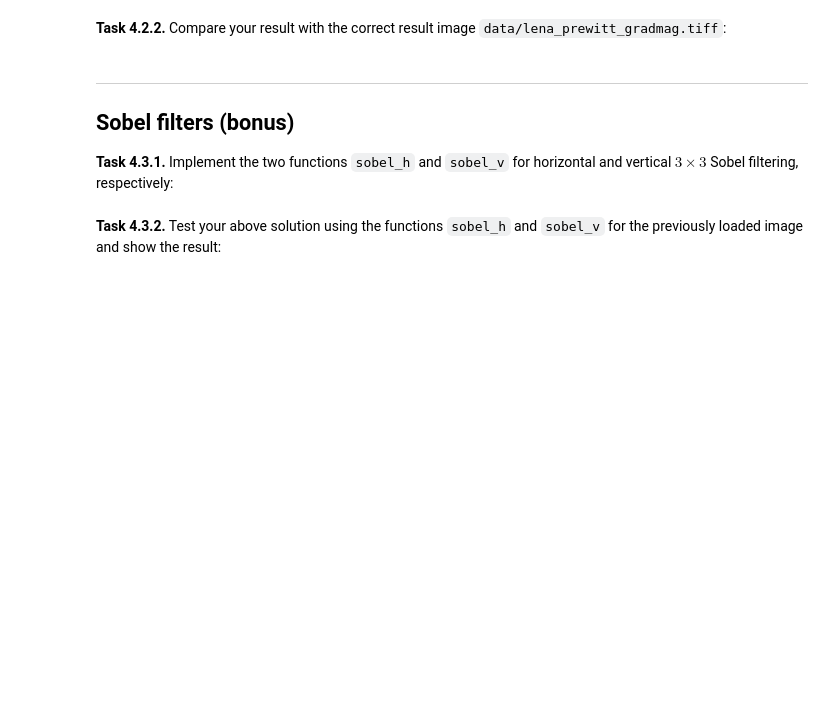
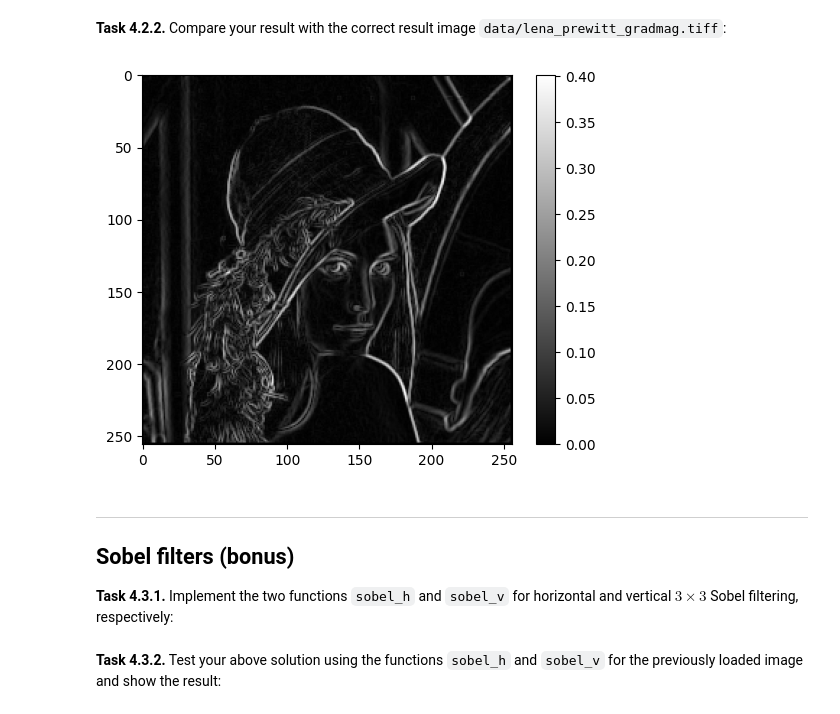
Before and after one commit to leventetn/mobi-fs3-python, a Jupyter notebook: task4.ipynb, the cells around one changed output. Cells and saved outputs as stored; diff of their text form; code cells hidden in the pictures; blank space fills up the shorter version.

```diff
--- a/task4.ipynb
+++ b/task4.ipynb
@@ -95,5 +102,12 @@ assert numpy.allclose(prewitt_v(lena), lena_v, atol=1/255)'''
 # %% [markdown]
 **<a id="#">Task 4.2.2.</a>** Compare your result with the correct result image `data/lena_prewitt_gradmag.tiff`:
+# %%
+lena_g = skimage.io.imread('data/lena_prewitt_gradmag.tiff')
+plt.imshow(lena_g, 'gray')
+plt.colorbar()
+assert numpy.allclose(img_g, lena_g, atol=1/255)
+# %% [output]
+[figure, added]
 # %% [markdown]
 ---
 
```
Also changed, not shown: parts of 1 cell of this notebook.
